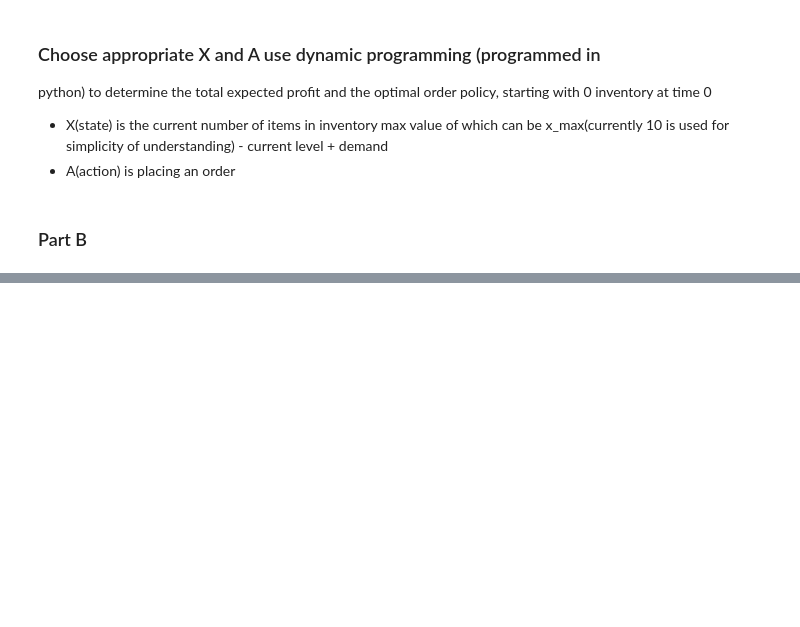
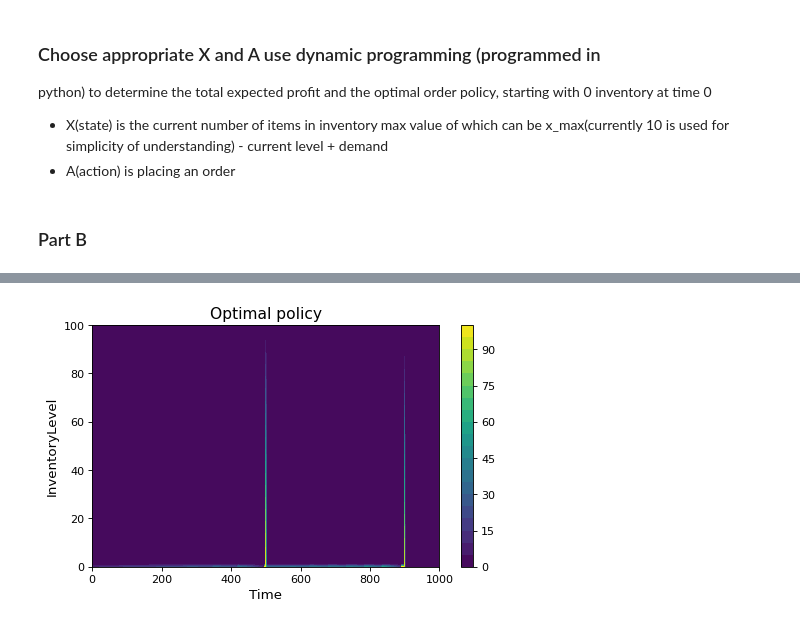
Before and after one commit to pshreyasv100/dprl_assignment_1, a Jupyter notebook: item_inventory_assignment.ipynb, the cells around one changed output, grey strips where cells are left out. Cells and saved outputs as stored; diff of their text form; code cells hidden in the pictures; blank space fills up the shorter version.

```diff
--- a/item_inventory_assignment.ipynb
+++ b/item_inventory_assignment.ipynb
@@ -143,0 +179,4 @@ plotter(V, T, x_max, "Value Function Variation with Time and Inventory Level")
+# %%
+plotter(alpha, T, x_max, "Optimal policy")
+# %% [output]
+[figure, added]
```
Also changed, not shown: parts of 16 cells of this notebook, 1 other file.
